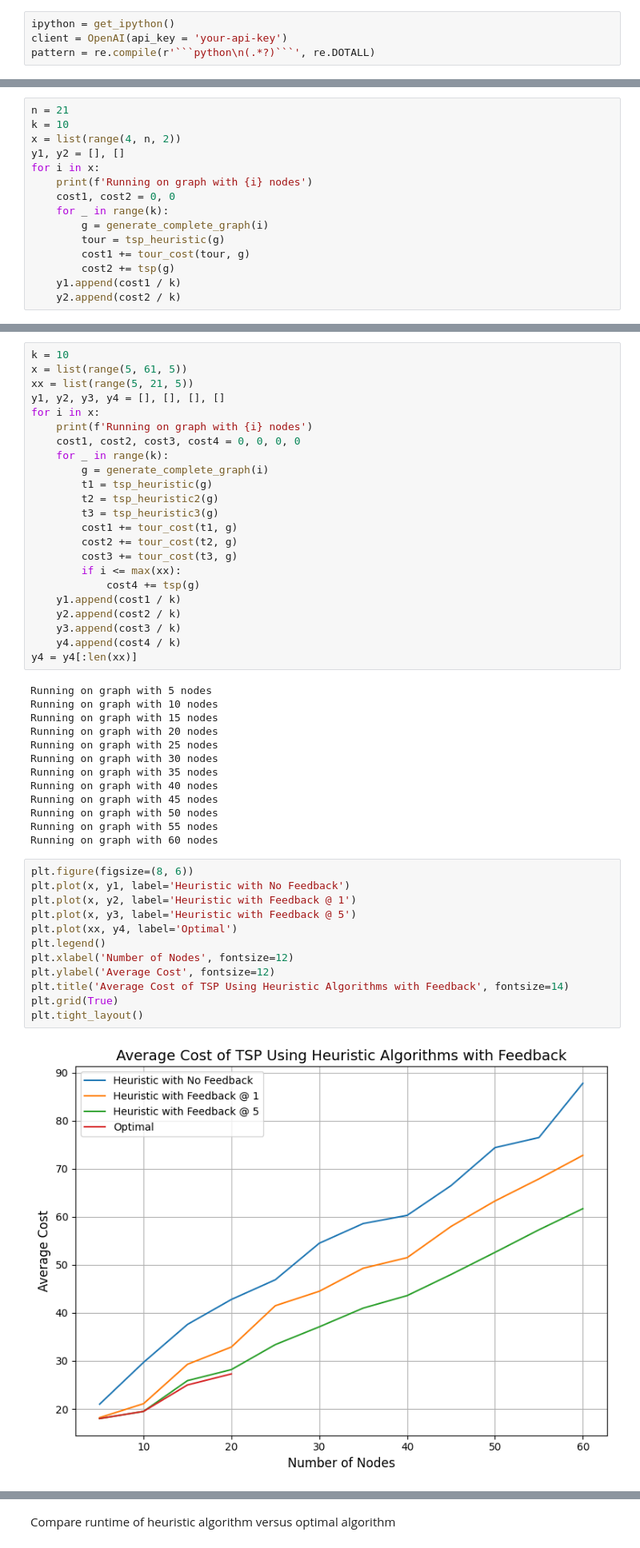
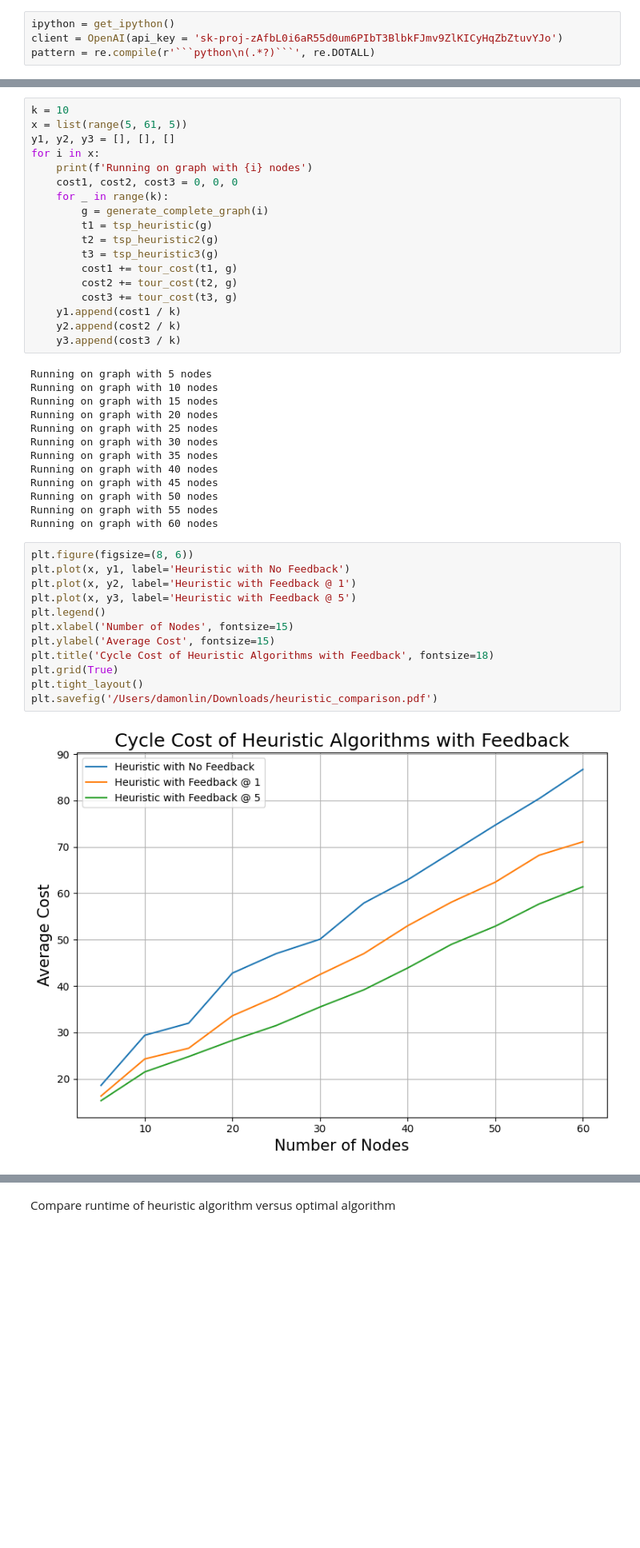
Before and after one commit to damonlin1/HeuristicAlgorithmGeneration, a Jupyter notebook: tsp.ipynb, the cells around one changed output, grey strips where cells are left out. Shown: that part at 80% size. Drawn from its saved outputs; the diff is of its cells as text; blank space fills up the shorter version.

````diff
--- a/tsp.ipynb
+++ b/tsp.ipynb
@@ -12,5 +12,5 @@ from tqdm import tqdm
 from IPython import get_ipython
 # %%
 ipython = get_ipython()
-client = OpenAI(api_key = 'your-api-key')
+client = OpenAI(api_key = 'sk-proj-zAfbL0i6aR55d0um6PIbT3BlbkFJmv9ZlKICyHqZbZtuvYJo')
 pattern = re.compile(r'```python\n(.*?)```', re.DOTALL)
@@ -228,15 +228,0 @@ Compare cost of tour found by a heuristic algorithm directly generated using GPT
-# %%
-n = 21
-k = 10
-x = list(range(4, n, 2))
-y1, y2 = [], []
-for i in x:
-    print(f'Running on graph with {i} nodes')
-    cost1, cost2 = 0, 0
-    for _ in range(k):
-        g = generate_complete_graph(i)
-        tour = tsp_heuristic(g)
-        cost1 += tour_cost(tour, g)
-        cost2 += tsp(g)
-    y1.append(cost1 / k)
-    y2.append(cost2 / k)
@@ -273,11 +231,10 @@ Compre cost of tour found by the three heuristic algorithms generated using GPT
 # %%
 k = 10
 x = list(range(5, 61, 5))
-xx = list(range(5, 21, 5))
-y1, y2, y3, y4 = [], [], [], []
+y1, y2, y3 = [], [], []
 for i in x:
     print(f'Running on graph with {i} nodes')
-    cost1, cost2, cost3, cost4 = 0, 0, 0, 0
+    cost1, cost2, cost3 = 0, 0, 0
     for _ in range(k):
         g = generate_complete_graph(i)
         t1 = tsp_heuristic(g)
@@ -286,13 +243,9 @@ for i in x:
         cost1 += tour_cost(t1, g)
         cost2 += tour_cost(t2, g)
         cost3 += tour_cost(t3, g)
-        if i <= max(xx):
-            cost4 += tsp(g)
     y1.append(cost1 / k)
     y2.append(cost2 / k)
     y3.append(cost3 / k)
-    y4.append(cost4 / k)
-y4 = y4[:len(xx)]
 # %% [output]
 Running on graph with 5 nodes
 Running on graph with 10 nodes
@@ -309,14 +262,14 @@ Running on graph with 60 nodes
 # %%
 plt.figure(figsize=(8, 6))
 plt.plot(x, y1, label='Heuristic with No Feedback')
 plt.plot(x, y2, label='Heuristic with Feedback @ 1')
 plt.plot(x, y3, label='Heuristic with Feedback @ 5')
-plt.plot(xx, y4, label='Optimal')
 plt.legend()
-plt.xlabel('Number of Nodes', fontsize=12)
-plt.ylabel('Average Cost', fontsize=12)
-plt.title('Average Cost of TSP Using Heuristic Algorithms with Feedback', fontsize=14)
+plt.xlabel('Number of Nodes', fontsize=15)
+plt.ylabel('Average Cost', fontsize=15)
+plt.title('Cycle Cost of Heuristic Algorithms with Feedback', fontsize=18)
 plt.grid(True)
 plt.tight_layout()
+plt.savefig('/Users/damonlin/Downloads/heuristic_comparison.pdf')
 # %% [output]
-[figure, old version]
+[figure, new version]
````
Also changed, not shown: parts of 14 cells of this notebook.
